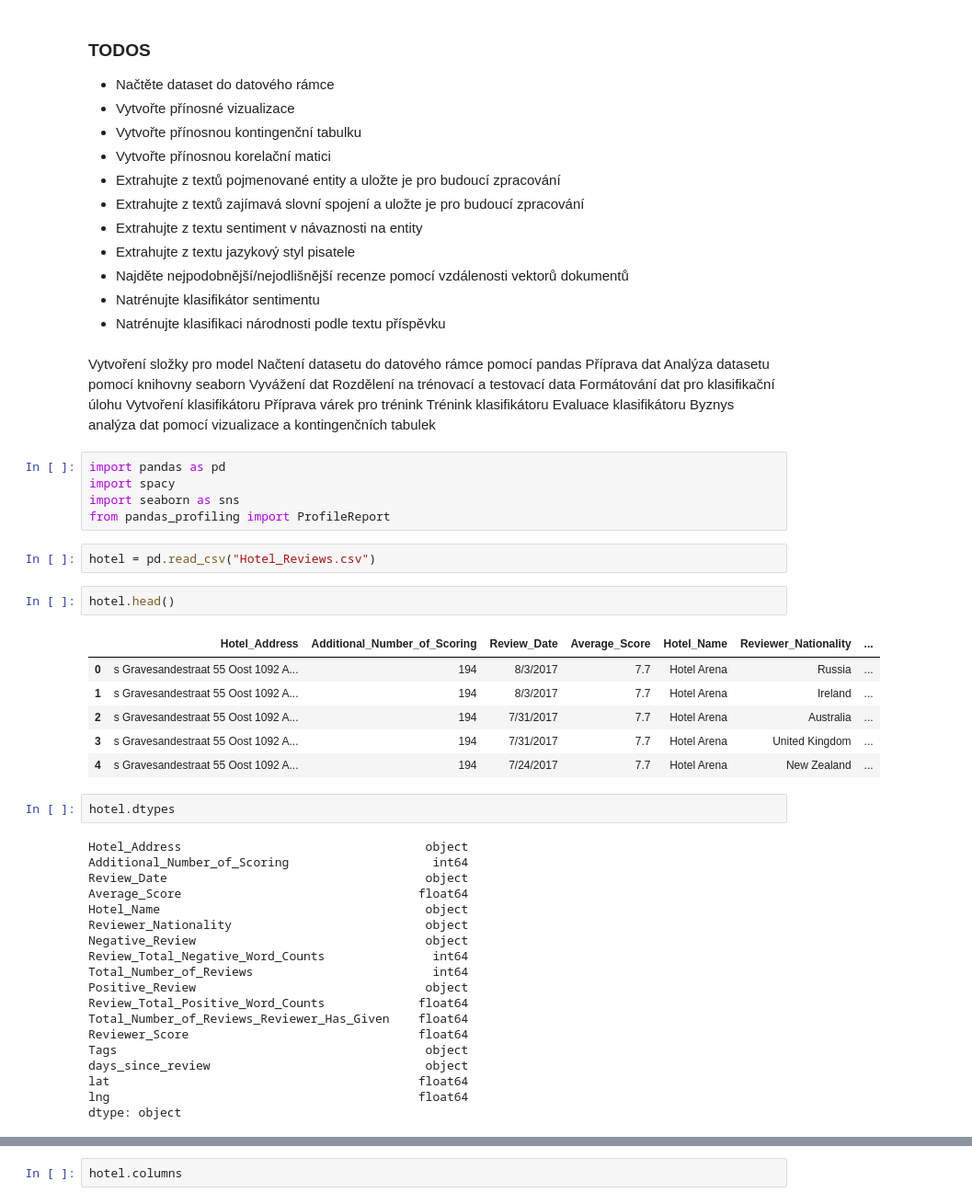
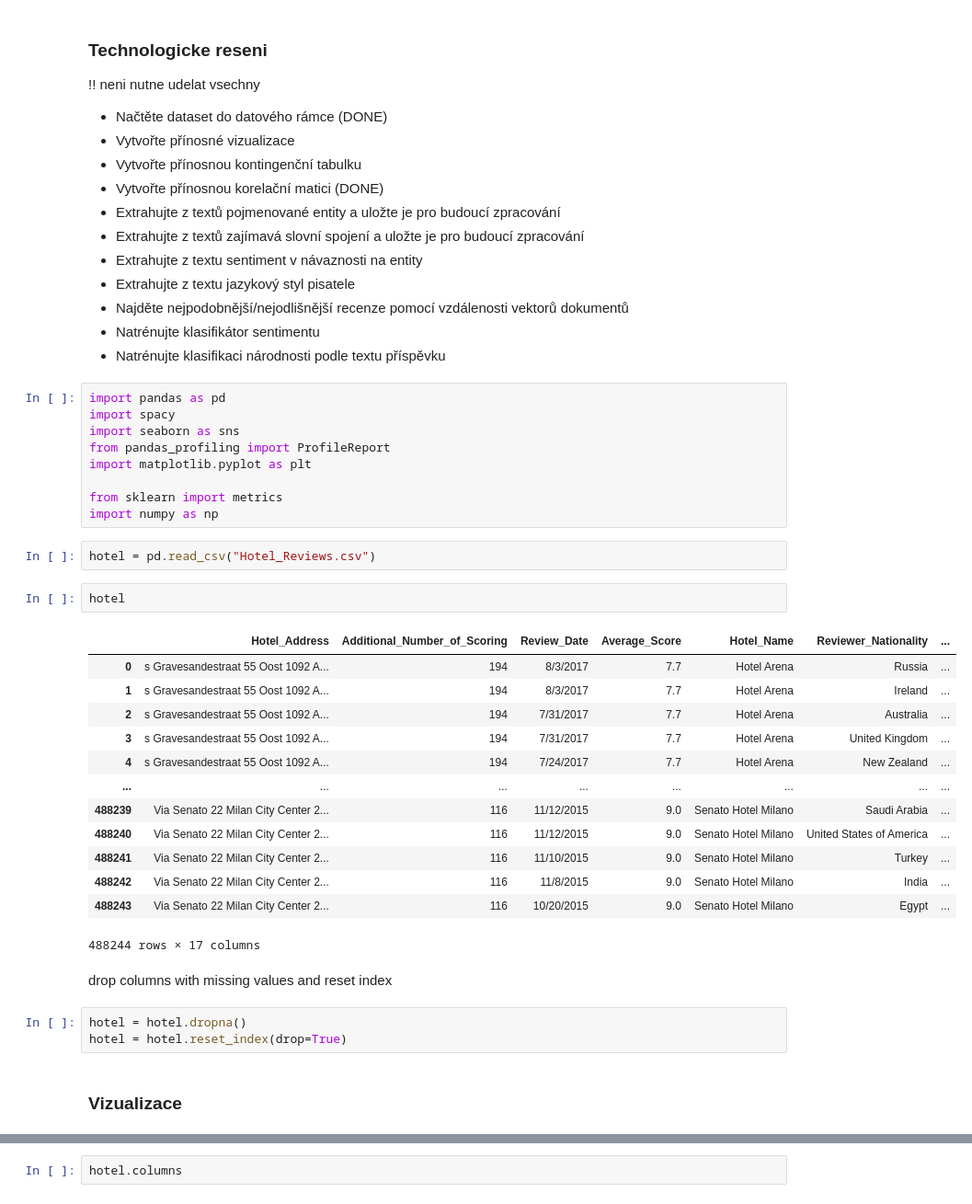
Before and after one commit to cermatej/vse-text-analysis, a Jupyter notebook: hotel_text_analysis.ipynb, the cells around one changed output, grey strips where cells are left out. Shown at 92% size. Cells and saved outputs as stored; diff of their text form.

```diff
--- a/hotel_text_analysis.ipynb
+++ b/hotel_text_analysis.ipynb
@@ -1,9 +8,11 @@
 # %% [markdown]
-### TODOS
-* Načtěte dataset do datového rámce
+### Technologicke reseni
+!! neni nutne udelat vsechny
+
+* Načtěte dataset do datového rámce (DONE)
 * Vytvořte přínosné vizualizace
 * Vytvořte přínosnou kontingenční tabulku
-* Vytvořte přínosnou korelační matici
+* Vytvořte přínosnou korelační matici (DONE)
 * Extrahujte z textů pojmenované entity a uložte je pro budoucí zpracování
 * Extrahujte z textů zajímavá slovní spojení a uložte je pro budoucí zpracování
 * Extrahujte z textu sentiment v návaznosti na entity
@@ -11,53 +20,37 @@
 * Najděte nejpodobnější/nejodlišnější recenze pomocí vzdálenosti vektorů dokumentů
 * Natrénujte klasifikátor sentimentu
 * Natrénujte klasifikaci národnosti podle textu příspěvku
-# %% [markdown]
-Vytvoření složky pro model
-Načtení datasetu do datového rámce pomocí pandas
-Příprava dat
-Analýza datasetu pomocí knihovny seaborn
-Vyvážení dat
-Rozdělení na trénovací a testovací data
-Formátování dat pro klasifikační úlohu
-Vytvoření klasifikátoru
-Příprava várek pro trénink
-Trénink klasifikátoru
-Evaluace klasifikátoru
-Byznys analýza dat pomocí vizualizace a kontingenčních tabulek
 # %%
 import pandas as pd
 import spacy
 import seaborn as sns
 from pandas_profiling import ProfileReport
+import matplotlib.pyplot as plt
+
+from sklearn import metrics
+import numpy as np
 # %%
 hotel = pd.read_csv("Hotel_Reviews.csv")
 # %%
-hotel.head()
+hotel
 # %% [output]
 |  | Hotel_Address | Additional_Number_of_Scoring | Review_Date | Average_Score | Hotel_Name | Reviewer_Nationality | ... |
 | 0 | s Gravesandestraat 55 Oost 1092 A... | 194 | 8/3/2017 | 7.7 | Hotel Arena | Russia | ... |
 | 1 | s Gravesandestraat 55 Oost 1092 A... | 194 | 8/3/2017 | 7.7 | Hotel Arena | Ireland | ... |
 | 2 | s Gravesandestraat 55 Oost 1092 A... | 194 | 7/31/2017 | 7.7 | Hotel Arena | Australia | ... |
 | 3 | s Gravesandestraat 55 Oost 1092 A... | 194 | 7/31/2017 | 7.7 | Hotel Arena | United Kingdom | ... |
 | 4 | s Gravesandestraat 55 Oost 1092 A... | 194 | 7/24/2017 | 7.7 | Hotel Arena | New Zealand | ... |
+| ... | ... | ... | ... | ... | ... | ... | ... |
+| 488239 | Via Senato 22 Milan City Center 2... | 116 | 11/12/2015 | 9.0 | Senato Hotel Milano | Saudi Arabia | ... |
+| 488240 | Via Senato 22 Milan City Center 2... | 116 | 11/12/2015 | 9.0 | Senato Hotel Milano | United States of America | ... |
+| 488241 | Via Senato 22 Milan City Center 2... | 116 | 11/10/2015 | 9.0 | Senato Hotel Milano | Turkey | ... |
+| 488242 | Via Senato 22 Milan City Center 2... | 116 | 11/8/2015 | 9.0 | Senato Hotel Milano | India | ... |
+| 488243 | Via Senato 22 Milan City Center 2... | 116 | 10/20/2015 | 9.0 | Senato Hotel Milano | Egypt | ... |
+488244 rows × 17 columns
-# %%
-hotel.dtypes
-# %% [output]
-Hotel_Address                                  object
-Additional_Number_of_Scoring                    int64
-Review_Date                                    object
-Average_Score                                 float64
-Hotel_Name                                     object
-Reviewer_Nationality                           object
-Negative_Review                                object
-Review_Total_Negative_Word_Counts               int64
-Total_Number_of_Reviews                         int64
-Positive_Review                                object
-Review_Total_Positive_Word_Counts             float64
-Total_Number_of_Reviews_Reviewer_Has_Given    float64
-Reviewer_Score                                float64
-Tags                                           object
-days_since_review                              object
-lat                                           float64
-lng                                           float64
-dtype: object
+# %% [markdown]
+drop columns with missing values and reset index
+# %%
+hotel = hotel.dropna()
+hotel = hotel.reset_index(drop=True)
+# %% [markdown]
+### Vizualizace
```
Also changed, not shown: parts of 86 cells of this notebook, 1 other file.
